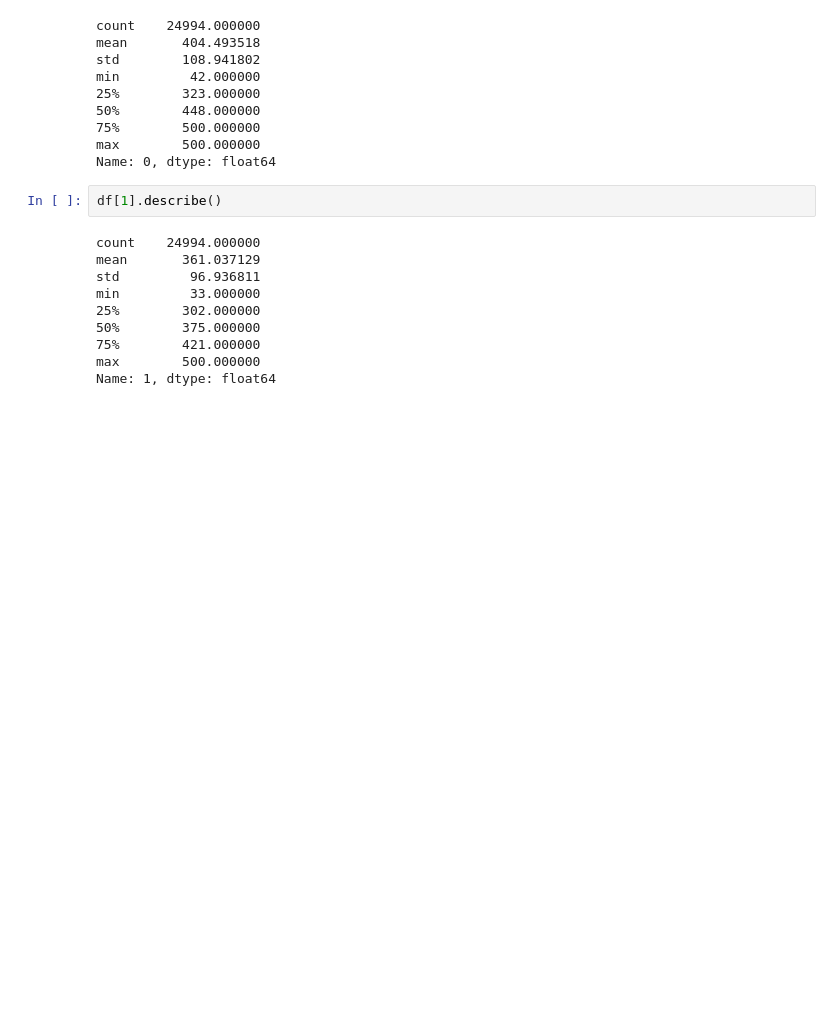
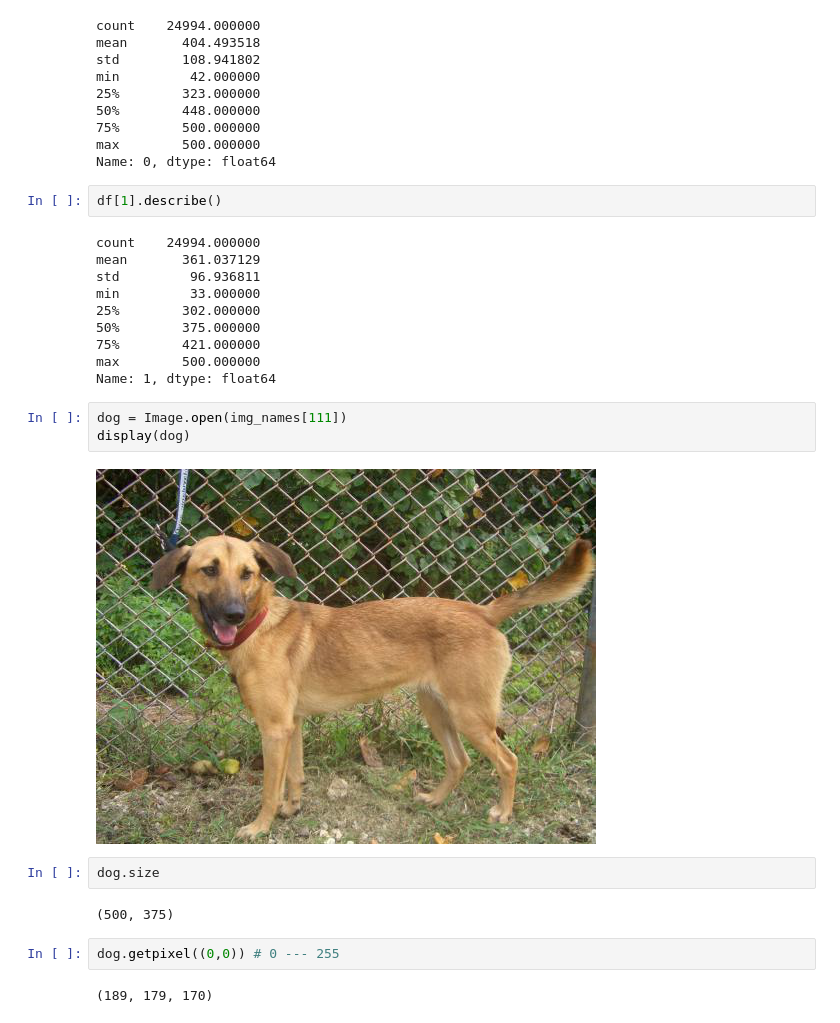
Before and after one commit to dawidkubicki/PyTorch-Crash-Projects, a Jupyter notebook: 03-CNN-Convolutional-Neural-Networks/own_image_recognizer.ipynb, the cells around one changed output. Drawn from its saved outputs; the diff is of its cells as text; blank space fills up the shorter version.

```diff
--- a/03-CNN-Convolutional-Neural-Networks/own_image_recognizer.ipynb
+++ b/03-CNN-Convolutional-Neural-Networks/own_image_recognizer.ipynb
@@ -74,3 +74,16 @@ min         33.000000
 75%        421.000000
 max        500.000000
 Name: 1, dtype: float64
+# %%
+dog = Image.open(img_names[111])
+display(dog)
+# %% [output]
+[figure, added]
+# %%
+dog.size
+# %% [output]
+(500, 375)
+# %%
+dog.getpixel((0,0)) # 0 --- 255
+# %% [output]
+(189, 179, 170)
```
Also changed, not shown: parts of 8 cells of this notebook.
